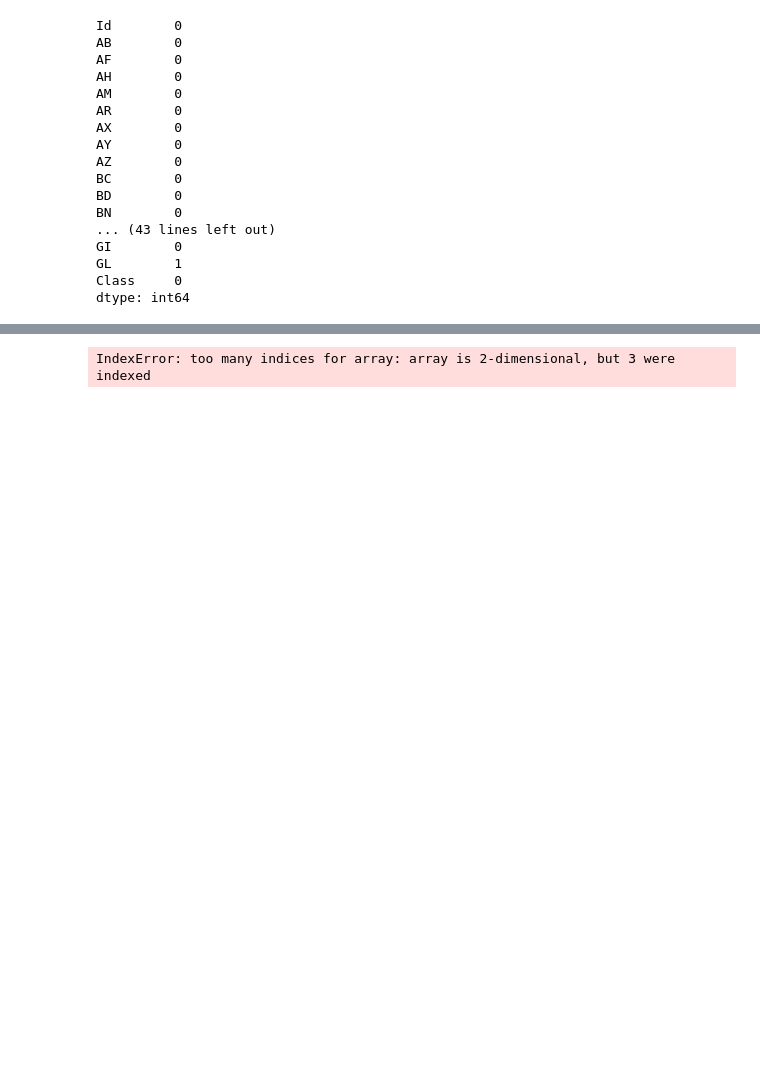
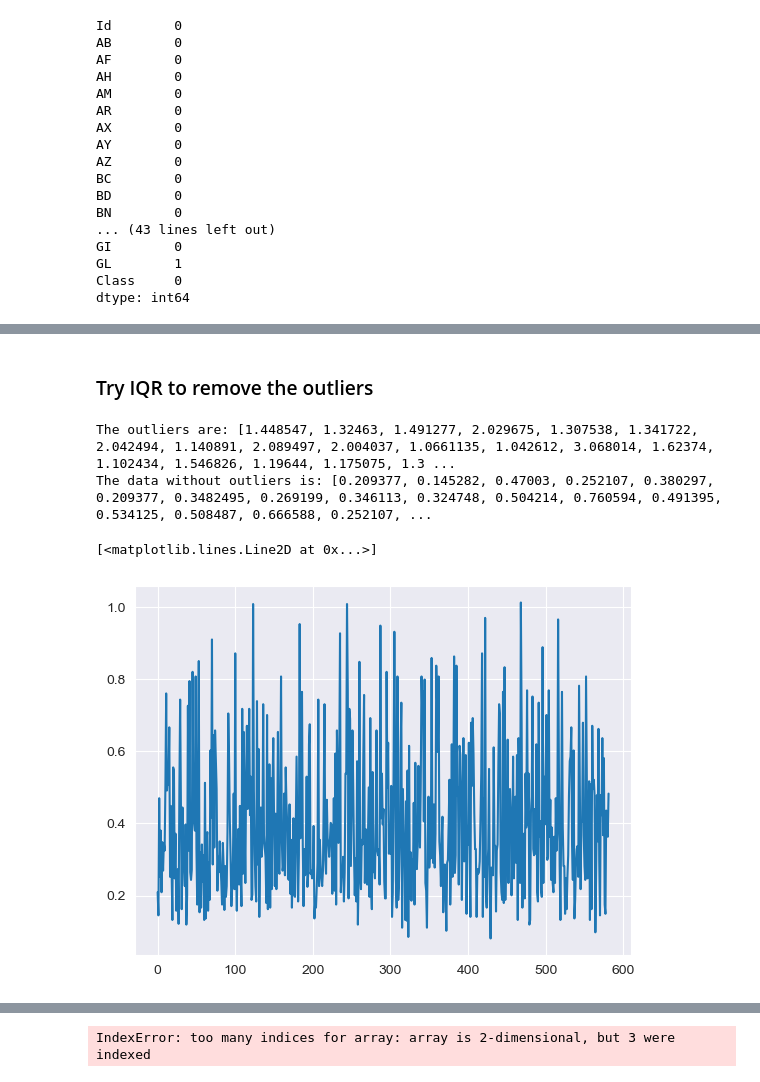
Before and after one commit to tedcao/869-Team-Project, a Jupyter notebook: visualization.ipynb, the cells around one changed output, grey strips where cells are left out. Cells and saved outputs as stored; diff of their text form; code cells hidden in the pictures; blank space fills up the shorter version.

Commit message:
add remove outlier logic

```diff
--- a/visualization.ipynb
+++ b/visualization.ipynb
@@ -116,0 +131,23 @@ dtype: int64
+# %% [markdown]
+### Try IQR to remove the outliers
+# %%
+q1, q3 = np.percentile(train_ab, [25, 75])
+iqr = q3 - q1
+lower_bound = q1 - (1.5 * iqr)
+upper_bound = q3 + (1.5 * iqr)
+
+outliers = [x for x in train_ab if x < lower_bound or x > upper_bound]
+
+train_ab_new = [x for x in train_ab if x >= lower_bound and x <= upper_bound]
+
+print("The outliers are:", outliers)
+print("The data without outliers is:", train_ab_new)
+# %% [output]
+The outliers are: [1.448547, 1.32463, 1.491277, 2.029675, 1.307538, 1.341722, 2.042494, 1.140891, 2.089497, 2.004037, 1.0661135, 1.042612, 3.068014, 1.62374, 1.102434, 1.546826, 1.19644, 1.175075, 1.3 ...
+The data without outliers is: [0.209377, 0.145282, 0.47003, 0.252107, 0.380297, 0.209377, 0.3482495, 0.269199, 0.346113, 0.324748, 0.504214, 0.760594, 0.491395, 0.534125, 0.508487, 0.666588, 0.252107, ...
+# %%
+plt.plot(train_ab_new)
+plt.show()
+# %% [output]
+[<matplotlib.lines.Line2D at 0x...>]
+[figure, added]
```
Also changed, not shown: parts of 6 cells of this notebook.
